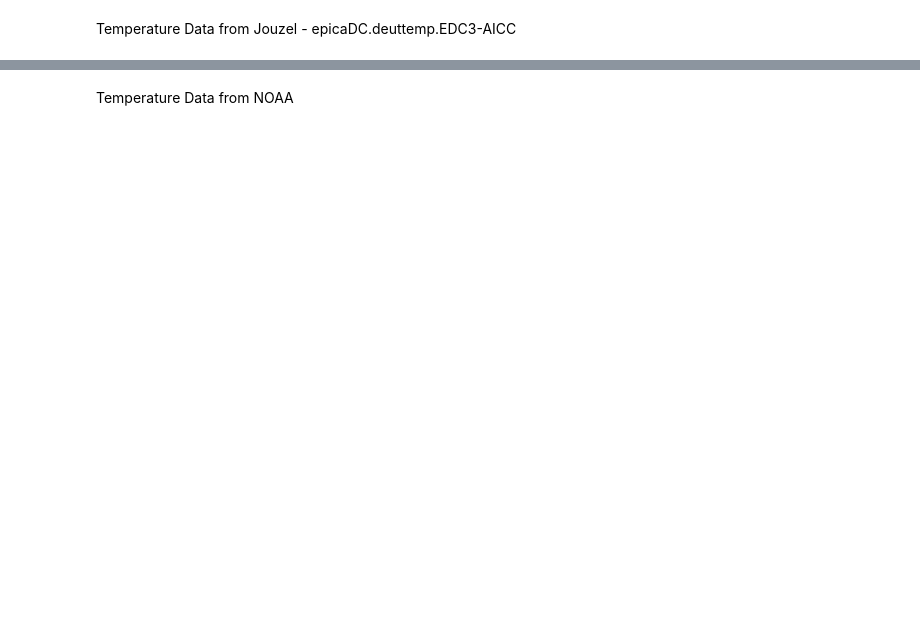
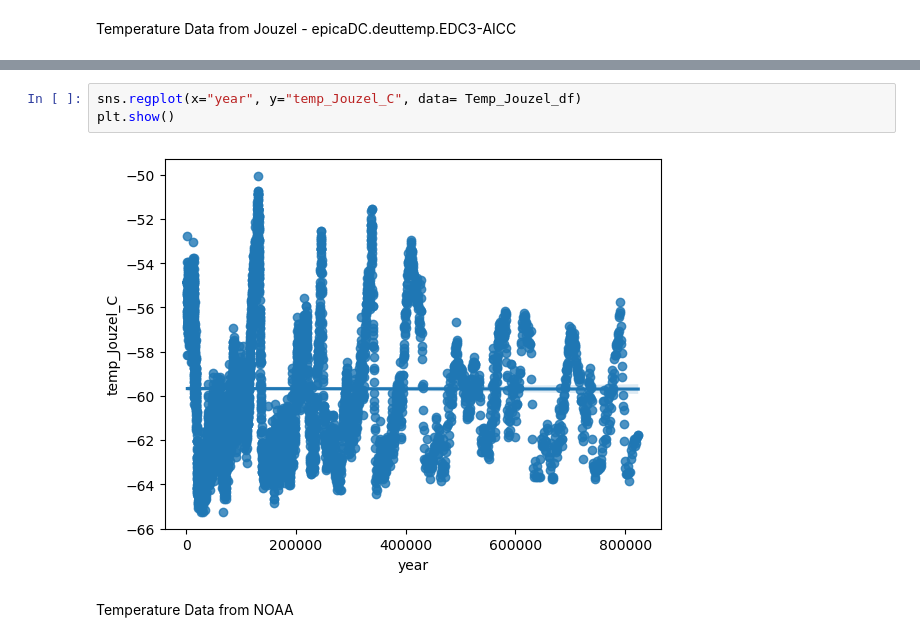
Before and after one commit to OlgaKnut/Programming-for-Data-Analysis-Project-2, a Jupyter notebook: pfda_project_2.ipynb, the cells around one changed output, grey strips where cells are left out. Saved outputs shown, nothing was run; the diff lists cells and outputs as text; blank space fills up the shorter version.

```diff
--- a/pfda_project_2.ipynb
+++ b/pfda_project_2.ipynb
@@ -109,2 +162,7 @@ Temp_Jouzel_df.plot(x="year", y="temp_Jouzel")
+# %%
+sns.regplot(x="year", y="temp_Jouzel_C", data= Temp_Jouzel_df)
+plt.show()
+# %% [output]
+[figure, added]
 # %% [markdown]
 Temperature Data from NOAA
```
Also changed, not shown: parts of 45 cells of this notebook, 3 other files.
